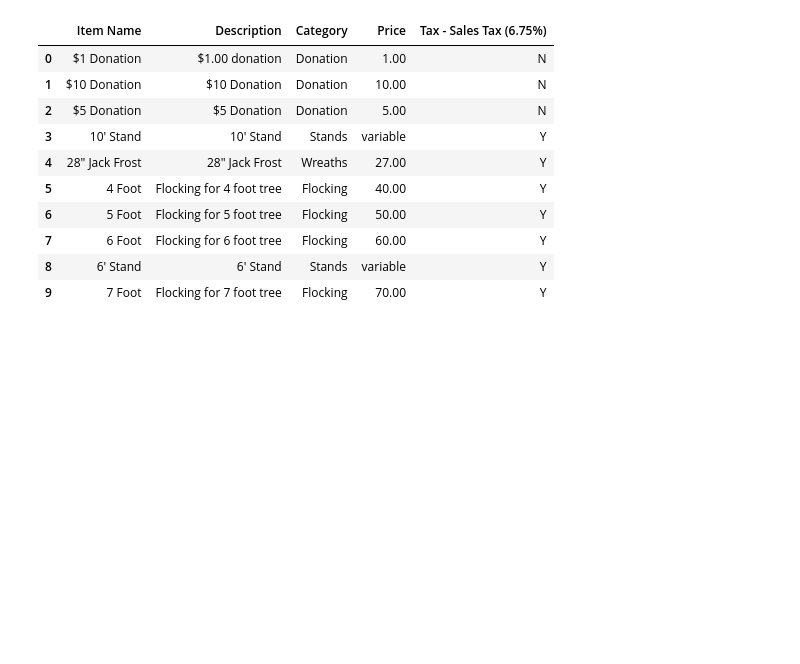
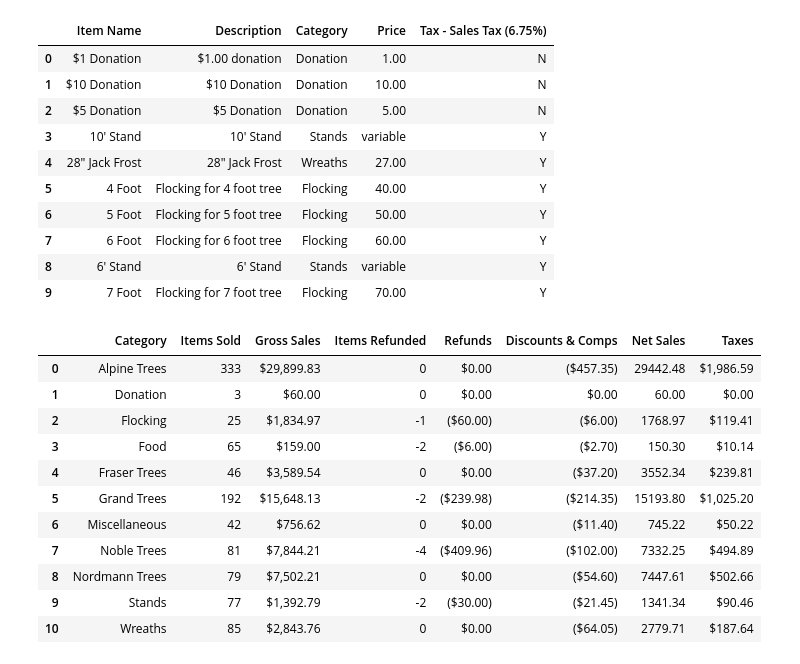
Before and after one commit to mitchcrawler/6018_Term_Project, a Jupyter notebook: GreenRidge_Christmas_Trees.ipynb, the cells around one changed output. Cells and saved outputs as stored; diff of their text form; code cells hidden in the pictures; blank space fills up the shorter version.

```diff
--- a/GreenRidge_Christmas_Trees.ipynb
+++ b/GreenRidge_Christmas_Trees.ipynb
@@ -169,3 +196,20 @@ Inventory_catalog.head(10)
 | 7 | 6 Foot | Flocking for 6 foot tree | Flocking | 60.00 | Y |
 | 8 | 6' Stand | 6' Stand | Stands | variable | Y |
 | 9 | 7 Foot | Flocking for 7 foot tree | Flocking | 70.00 | Y |
+# %%
+Category_Sales_2017 = pd.read_csv(
+        "Category Sales 2017 Season.csv", header = 0)
+Category_Sales_2017.head(15)
+# %% [output]
+|  | Category | Items Sold | Gross Sales | Items Refunded | Refunds | Discounts & Comps | Net Sales | Taxes |
+| 0 | Alpine Trees | 333 | $29,899.83 | 0 | $0.00 | ($457.35) | 29442.48 | $1,986.59 |
+| 1 | Donation | 3 | $60.00 | 0 | $0.00 | $0.00 | 60.00 | $0.00 |
+| 2 | Flocking | 25 | $1,834.97 | -1 | ($60.00) | ($6.00) | 1768.97 | $119.41 |
+| 3 | Food | 65 | $159.00 | -2 | ($6.00) | ($2.70) | 150.30 | $10.14 |
+| 4 | Fraser Trees | 46 | $3,589.54 | 0 | $0.00 | ($37.20) | 3552.34 | $239.81 |
+| 5 | Grand Trees | 192 | $15,648.13 | -2 | ($239.98) | ($214.35) | 15193.80 | $1,025.20 |
+| 6 | Miscellaneous | 42 | $756.62 | 0 | $0.00 | ($11.40) | 745.22 | $50.22 |
+| 7 | Noble Trees | 81 | $7,844.21 | -4 | ($409.96) | ($102.00) | 7332.25 | $494.89 |
+| 8 | Nordmann Trees | 79 | $7,502.21 | 0 | $0.00 | ($54.60) | 7447.61 | $502.66 |
+| 9 | Stands | 77 | $1,392.79 | -2 | ($30.00) | ($21.45) | 1341.34 | $90.46 |
+| 10 | Wreaths | 85 | $2,843.76 | 0 | $0.00 | ($64.05) | 2779.71 | $187.64 |
```
Also changed, not shown: parts of 12 cells of this notebook, 3 other files.
